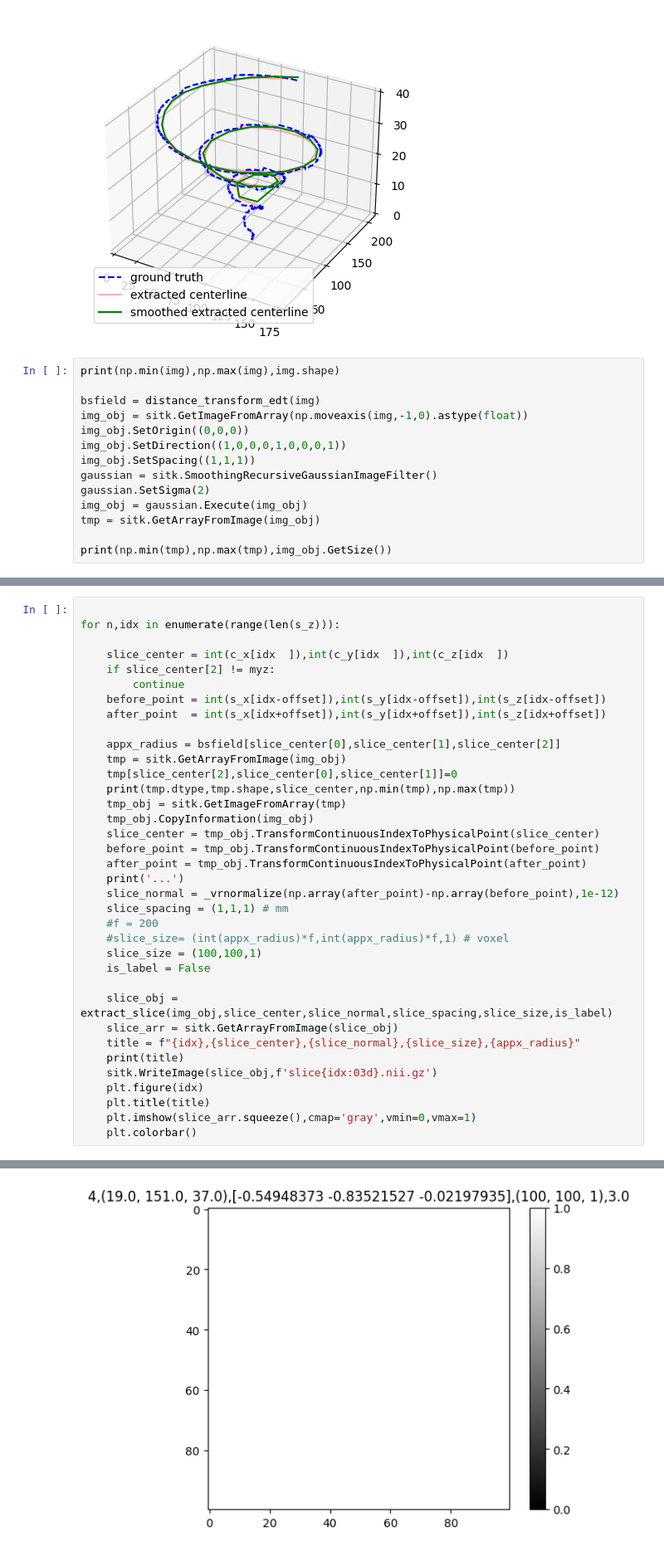
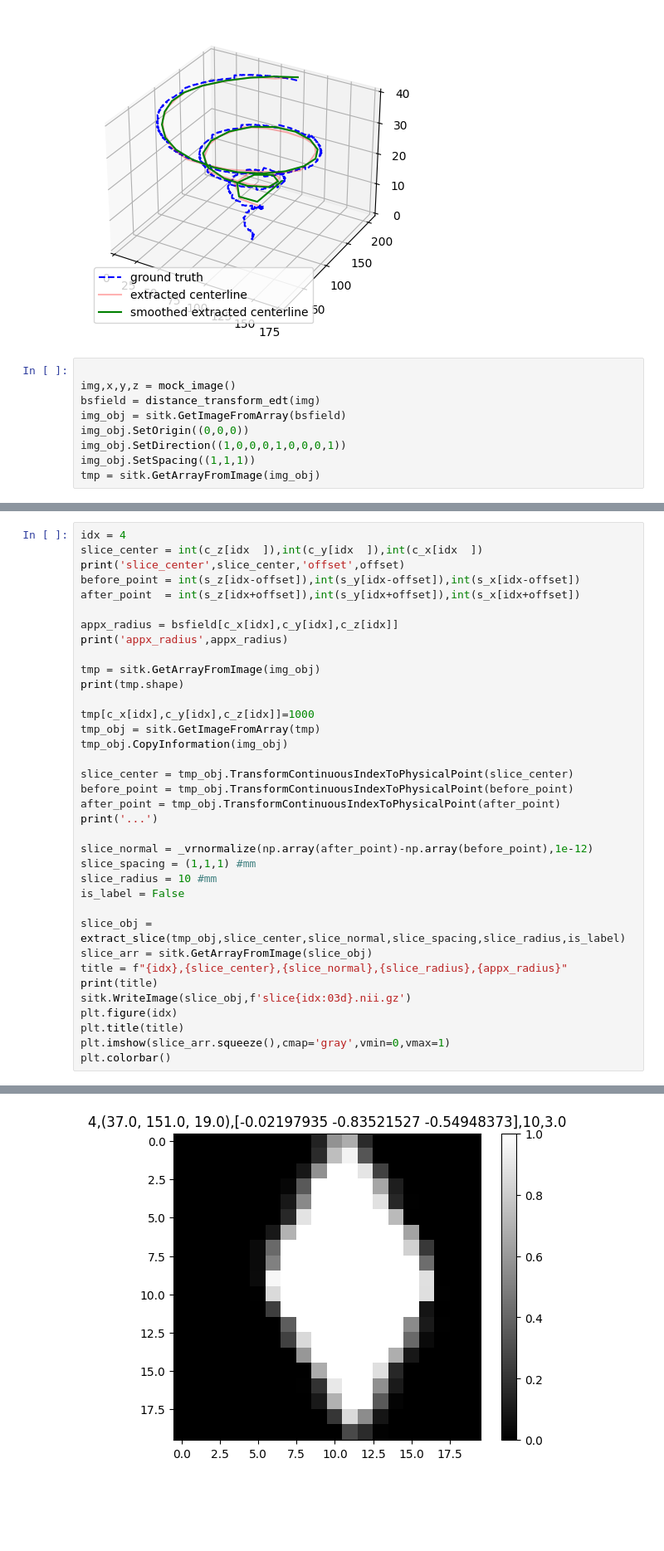
Before and after one commit to pangyuteng/simple-centerline-extraction, a Jupyter notebook: demo.ipynb, the cells around one changed output, grey strips where cells are left out. Shown at 83% size. Saved outputs shown, nothing was run; the diff lists cells and outputs as text; blank space fills up the shorter version.

Commit message:
added extract_slice

```diff
--- a/demo.ipynb
+++ b/demo.ipynb
@@ -72,16 +72,11 @@ plt.show()
 # %% [output]
 [figure]
 # %%
-print(np.min(img),np.max(img),img.shape)
 
+img,x,y,z = mock_image()
 bsfield = distance_transform_edt(img)
-img_obj = sitk.GetImageFromArray(np.moveaxis(img,-1,0).astype(float))
+img_obj = sitk.GetImageFromArray(bsfield)
 img_obj.SetOrigin((0,0,0))
 img_obj.SetDirection((1,0,0,0,1,0,0,0,1))
 img_obj.SetSpacing((1,1,1))
-gaussian = sitk.SmoothingRecursiveGaussianImageFilter()
-gaussian.SetSigma(2)
-img_obj = gaussian.Execute(img_obj)
 tmp = sitk.GetArrayFromImage(img_obj)
-
-print(np.min(tmp),np.max(tmp),img_obj.GetSize())
@@ -116,37 +104,37 @@ for n,idx in enumerate(range(len(s_z))):
 # %%
+idx = 4
+slice_center = int(c_z[idx  ]),int(c_y[idx  ]),int(c_x[idx  ])
+print('slice_center',slice_center,'offset',offset)
+before_point = int(s_z[idx-offset]),int(s_y[idx-offset]),int(s_x[idx-offset])
+after_point  = int(s_z[idx+offset]),int(s_y[idx+offset]),int(s_x[idx+offset])
 
-for n,idx in enumerate(range(len(s_z))):
+appx_radius = bsfield[c_x[idx],c_y[idx],c_z[idx]]
+print('appx_radius',appx_radius)
 
-    slice_center = int(c_x[idx  ]),int(c_y[idx  ]),int(c_z[idx  ])
-    if slice_center[2] != myz:
-        continue
-    before_point = int(s_x[idx-offset]),int(s_y[idx-offset]),int(s_z[idx-offset])
-    after_point  = int(s_x[idx+offset]),int(s_y[idx+offset]),int(s_z[idx+offset])
+tmp = sitk.GetArrayFromImage(img_obj)
+print(tmp.shape)
 
-    appx_radius = bsfield[slice_center[0],slice_center[1],slice_center[2]]
-    tmp = sitk.GetArrayFromImage(img_obj)
-    tmp[slice_center[2],slice_center[0],slice_center[1]]=0
-    print(tmp.dtype,tmp.shape,slice_center,np.min(tmp),np.max(tmp))
-    tmp_obj = sitk.GetImageFromArray(tmp)
-    tmp_obj.CopyInformation(img_obj)
-    slice_center = tmp_obj.TransformContinuousIndexToPhysicalPoint(slice_center)
-    before_point = tmp_obj.TransformContinuousIndexToPhysicalPoint(before_point)
-    after_point = tmp_obj.TransformContinuousIndexToPhysicalPoint(after_point)
-    print('...')
-    slice_normal = _vrnormalize(np.array(after_point)-np.array(before_point),1e-12)
-    slice_spacing = (1,1,1) # mm
-    #f = 200
-    #slice_size= (int(appx_radius)*f,int(appx_radius)*f,1) # voxel
-    slice_size = (100,100,1)
-    is_label = False
+tmp[c_x[idx],c_y[idx],c_z[idx]]=1000
+tmp_obj = sitk.GetImageFromArray(tmp)
+tmp_obj.CopyInformation(img_obj)
 
-    slice_obj = extract_slice(img_obj,slice_center,slice_normal,slice_spacing,slice_size,is_label)
-    slice_arr = sitk.GetArrayFromImage(slice_obj)
-    title = f"{idx},{slice_center},{slice_normal},{slice_size},{appx_radius}"
-    print(title)
-    sitk.WriteImage(slice_obj,f'slice{idx:03d}.nii.gz')
-    plt.figure(idx)
-    plt.title(title)
-    plt.imshow(slice_arr.squeeze(),cmap='gray',vmin=0,vmax=1)
-    plt.colorbar()
+slice_center = tmp_obj.TransformContinuousIndexToPhysicalPoint(slice_center)
+before_point = tmp_obj.TransformContinuousIndexToPhysicalPoint(before_point)
+after_point = tmp_obj.TransformContinuousIndexToPhysicalPoint(after_point)
+print('...')
+
+slice_normal = _vrnormalize(np.array(after_point)-np.array(before_point),1e-12)
+slice_spacing = (1,1,1) #mm
+slice_radius = 10 #mm
+is_label = False
+
+slice_obj = extract_slice(tmp_obj,slice_center,slice_normal,slice_spacing,slice_radius,is_label)
+slice_arr = sitk.GetArrayFromImage(slice_obj)
+title = f"{idx},{slice_center},{slice_normal},{slice_radius},{appx_radius}"
+print(title)
+sitk.WriteImage(slice_obj,f'slice{idx:03d}.nii.gz')
+plt.figure(idx)
+plt.title(title)
+plt.imshow(slice_arr.squeeze(),cmap='gray',vmin=0,vmax=1)
+plt.colorbar()
 # %% [output]
@@ -165 +147 @@ float32 (50, 256, 256) (15, 91, 37) -0.0018941705 0.96708024
-[figure, old version]
+[figure, new version]
```
Also changed, not shown: parts of 4 cells of this notebook, 1 other file.
